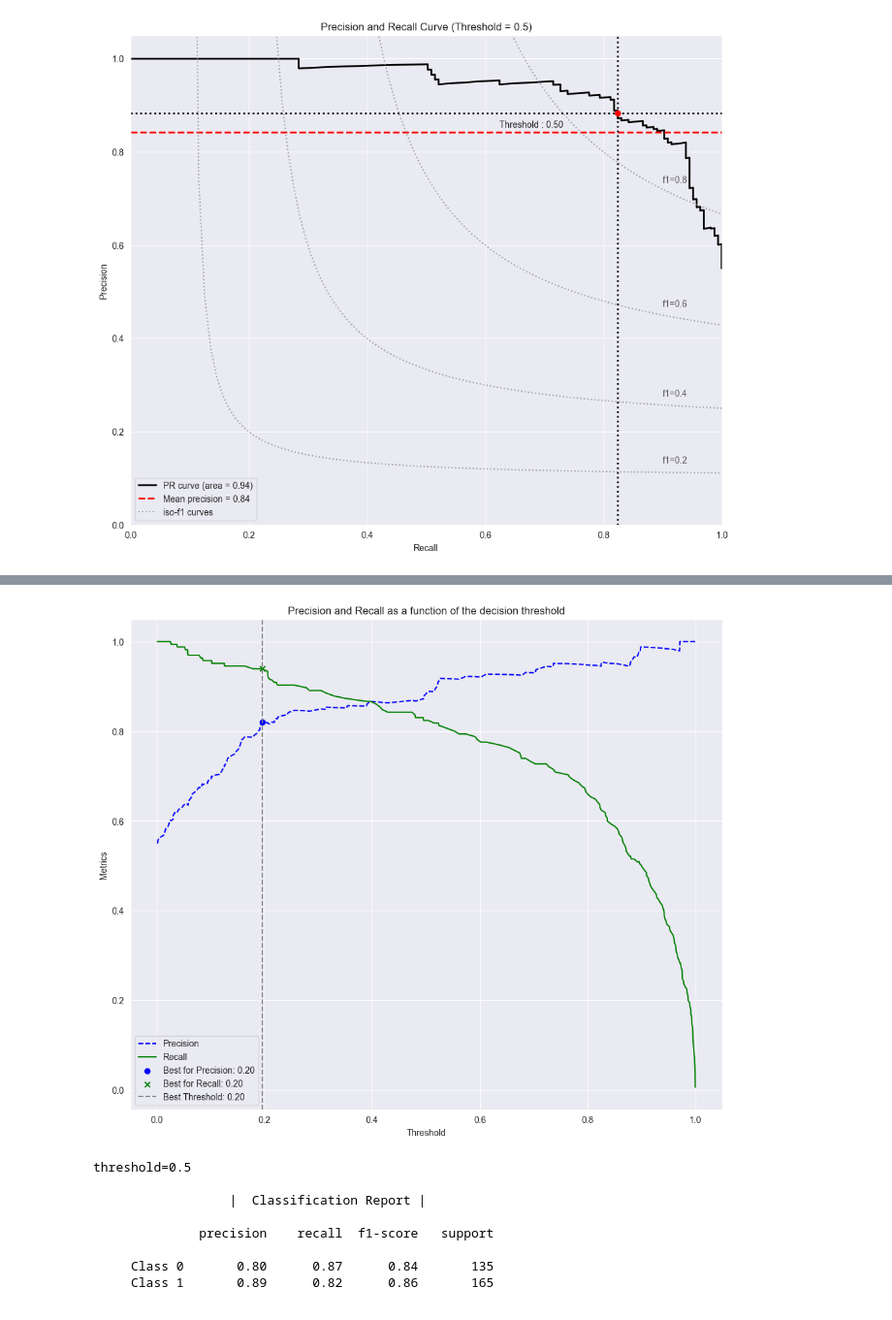
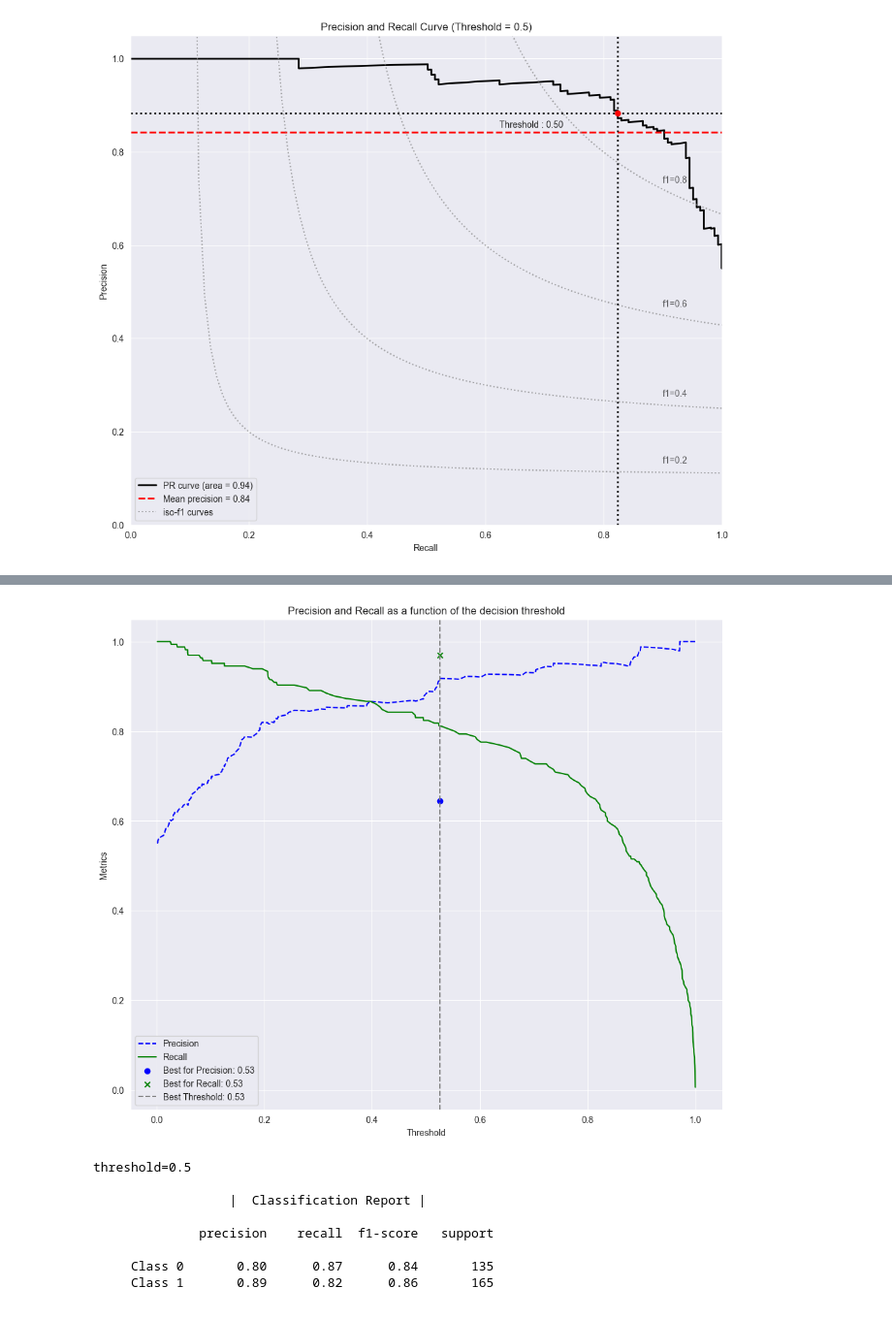
Before and after one commit to AlexLeks/metricsreport, a Jupyter notebook: exemples/classification.ipynb, the cells around one changed output, grey strips where cells are left out. Shown at 97% size. Cells and saved outputs as stored; diff of their text form; code cells hidden in the pictures.

```diff
--- a/exemples/classification.ipynb
+++ b/exemples/classification.ipynb
@@ -63,7 +68,7 @@ TypeError: MetricsReport.plot_tp_fp_with_optimal_threshold() got an unexpected k
 # %%
-mr.plot_precision_recall_vs_threshold().show()
+mr.plot_precision_recall_vs_threshold(fp_coefficient=2).show()
 # %% [output]
-[figure, old version]
+[figure, new version]
 # %%
 mr.print_report()
 # %% [output]
```
Also changed, not shown: parts of 4 cells of this notebook, 4 other files.
